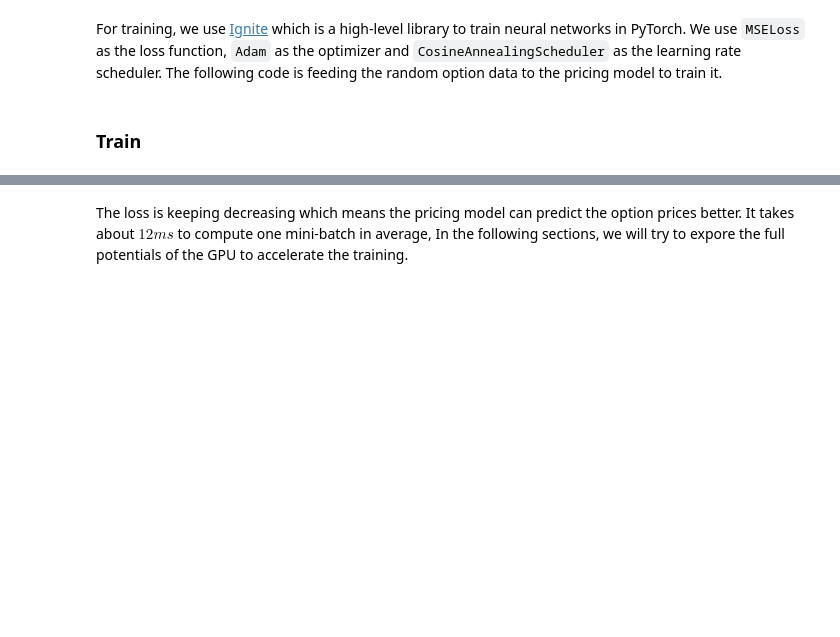
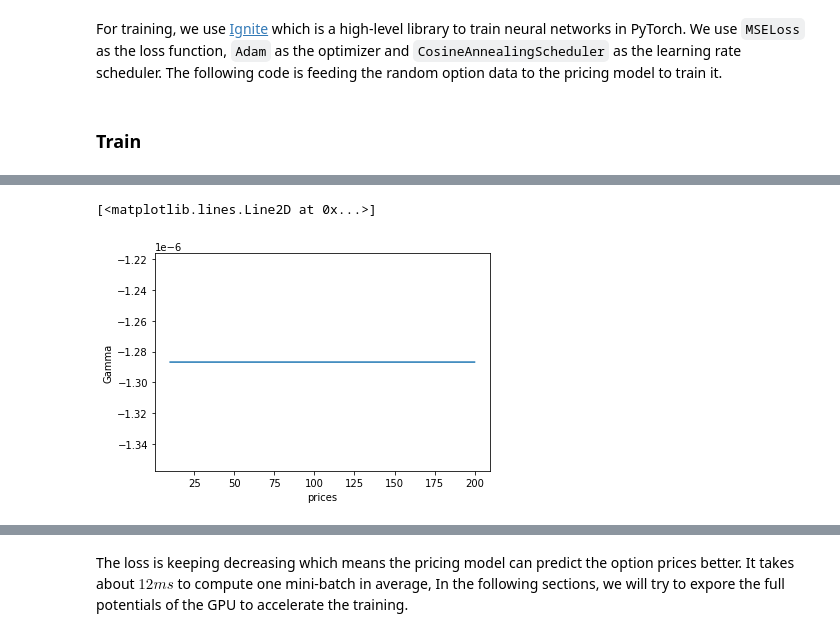
Before and after one commit to xinyanz-erin/Applied-Finance-Project, a Jupyter notebook: From Colab/v1 deep_learning_option_1_Erin.ipynb, the cells around one changed output, grey strips where cells are left out. Saved outputs shown, nothing was run; the diff lists cells and outputs as text; code cells hidden in the pictures; blank space fills up the shorter version.

```diff
--- a/From Colab/v1 deep_learning_option_1_Erin.ipynb
+++ b/From Colab/v1 deep_learning_option_1_Erin.ipynb
@@ -736,0 +810,25 @@ State:
+# %%
+import pylab
+import numpy as np
+def compute_gamma(S):
+    inputs = torch.tensor([[110.0, 100.0, 120.0, 0.35, 0.1, 0.05,
+                                           110.0, 100.0, 120.0, 0.35, 0.1, 0.05,
+                                           110.0, 100.0, 120.0, 0.35, 0.1, 0.05]]).cuda()
+    inputs.requires_grad = True
+    x = model(inputs.float())
+    #x = model(inputs)
+    loss_grads = grad(x, inputs, create_graph=True)
+    drv = grad(loss_grads[0][0][2], inputs)
+    return drv[0][0][2]
+
+prices = np.arange(10, 200, 0.1)
+deltas = []
+for p in prices:
+    deltas.append(compute_gamma(p).item())
+fig2 = pylab.plot(prices, deltas)
+pylab.xlabel('prices')
+pylab.ylabel('Gamma')
+fig2
+# %% [output]
+[<matplotlib.lines.Line2D at 0x...>]
+[figure, added]
```
Also changed, not shown: parts of 11 cells of this notebook.
